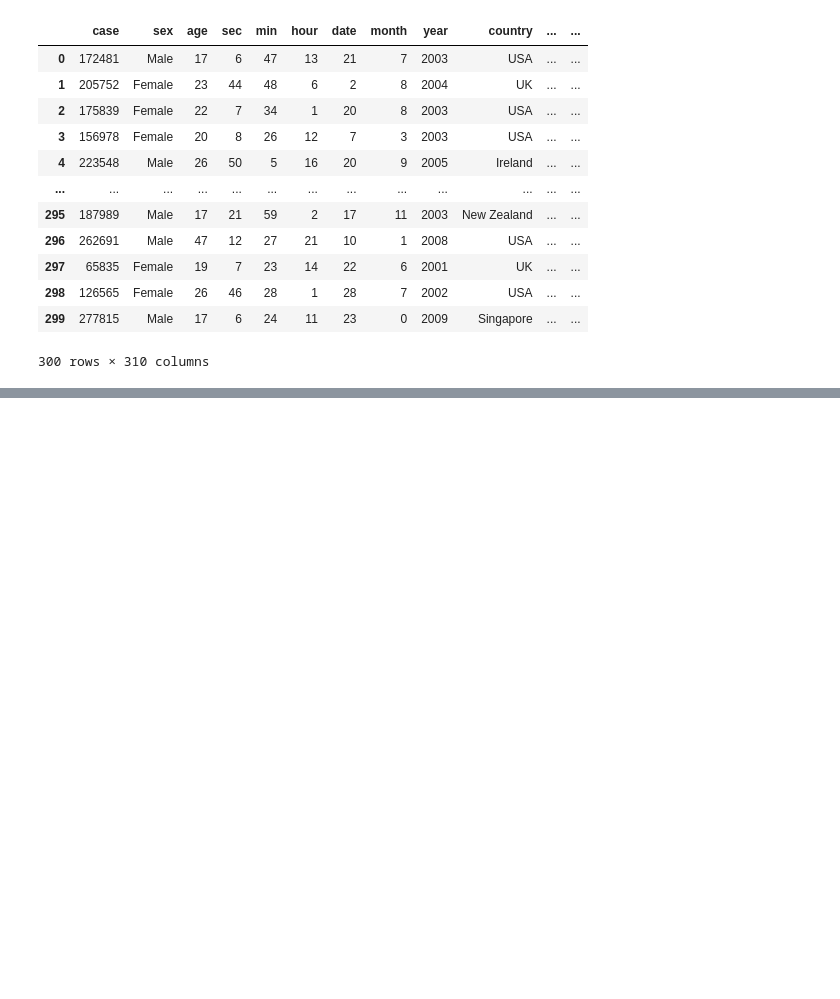
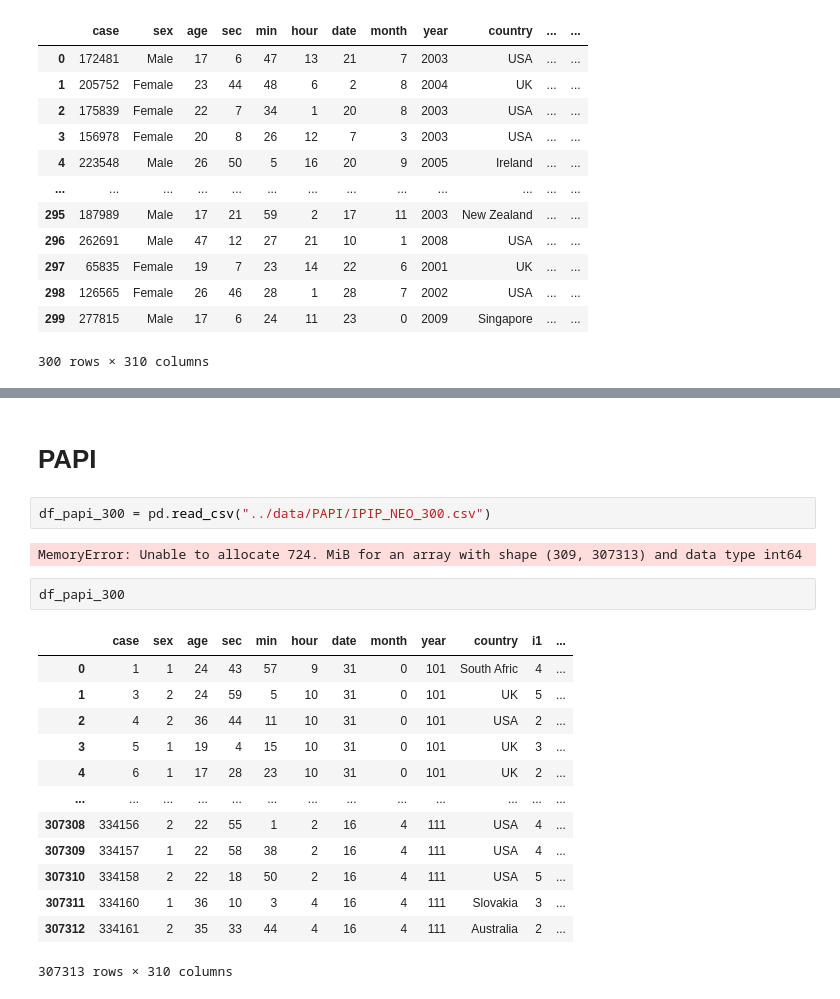
Before and after one commit to Zaplavnov/LLM-PersonaBench, a Jupyter notebook: notebooks/dataset_analysis.ipynb, the cells around one changed output, grey strips where cells are left out. Drawn from its saved outputs; the diff is of its cells as text; blank space fills up the shorter version.

```diff
--- a/notebooks/dataset_analysis.ipynb
+++ b/notebooks/dataset_analysis.ipynb
@@ -141,0 +195,22 @@ df
+# %% [markdown]
+# PAPI
+# %%
+df_papi_300 = pd.read_csv("../data/PAPI/IPIP_NEO_300.csv")
+# %% [output]
+MemoryError: Unable to allocate 724. MiB for an array with shape (309, 307313) and data type int64
+# %%
+df_papi_300
+# %% [output]
+|  | case | sex | age | sec | min | hour | date | month | year | country | i1 | ... |
+| 0 | 1 | 1 | 24 | 43 | 57 | 9 | 31 | 0 | 101 | South Afric | 4 | ... |
+| 1 | 3 | 2 | 24 | 59 | 5 | 10 | 31 | 0 | 101 | UK | 5 | ... |
+| 2 | 4 | 2 | 36 | 44 | 11 | 10 | 31 | 0 | 101 | USA | 2 | ... |
+| 3 | 5 | 1 | 19 | 4 | 15 | 10 | 31 | 0 | 101 | UK | 3 | ... |
+| 4 | 6 | 1 | 17 | 28 | 23 | 10 | 31 | 0 | 101 | UK | 2 | ... |
+| ... | ... | ... | ... | ... | ... | ... | ... | ... | ... | ... | ... | ... |
+| 307308 | 334156 | 2 | 22 | 55 | 1 | 2 | 16 | 4 | 111 | USA | 4 | ... |
+| 307309 | 334157 | 1 | 22 | 58 | 38 | 2 | 16 | 4 | 111 | USA | 4 | ... |
+| 307310 | 334158 | 2 | 22 | 18 | 50 | 2 | 16 | 4 | 111 | USA | 5 | ... |
+| 307311 | 334160 | 1 | 36 | 10 | 3 | 4 | 16 | 4 | 111 | Slovakia | 3 | ... |
+| 307312 | 334161 | 2 | 35 | 33 | 44 | 4 | 16 | 4 | 111 | Australia | 2 | ... |
+307313 rows × 310 columns
```
Also changed, not shown: parts of 11 cells of this notebook, 6 other files.
